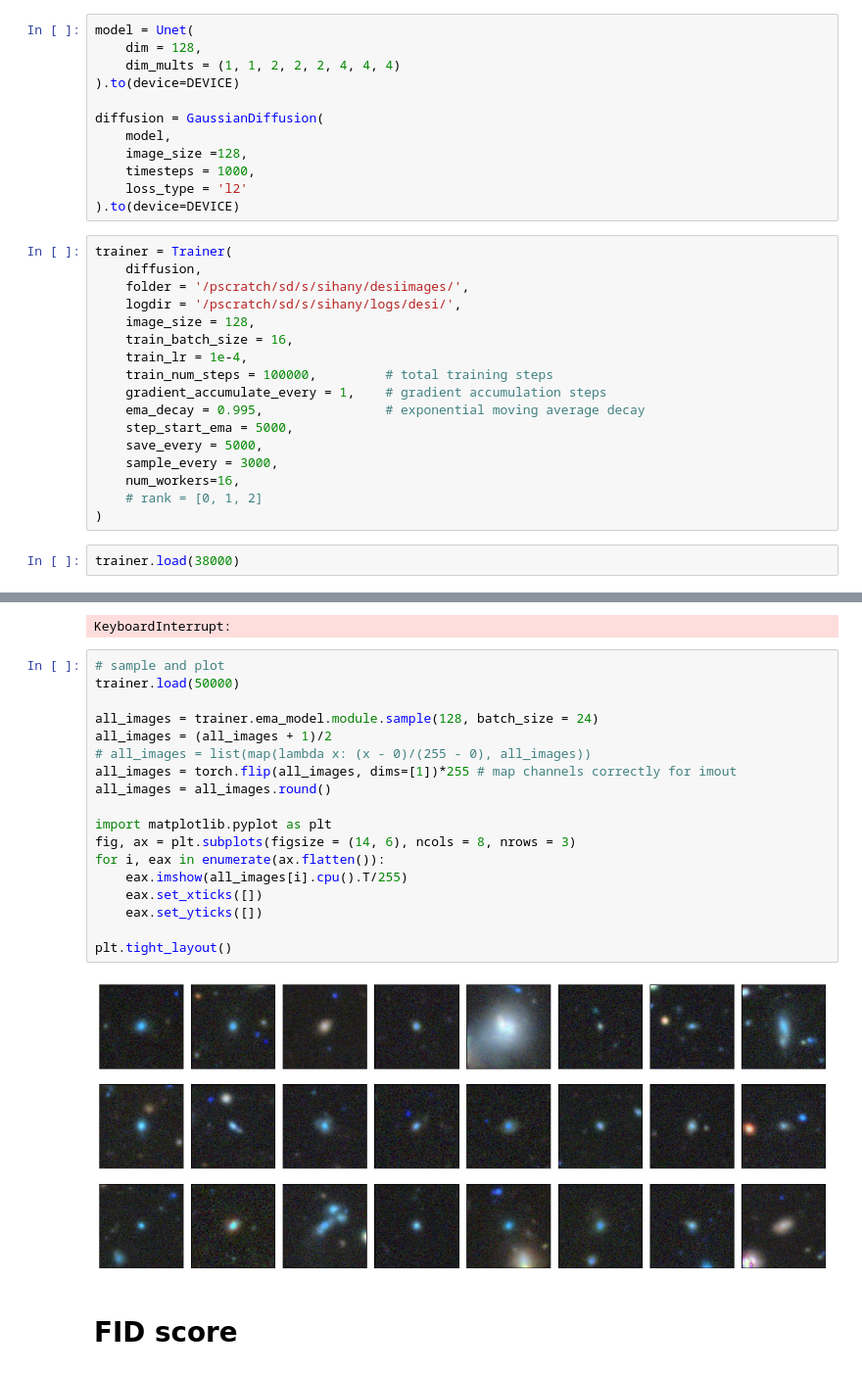
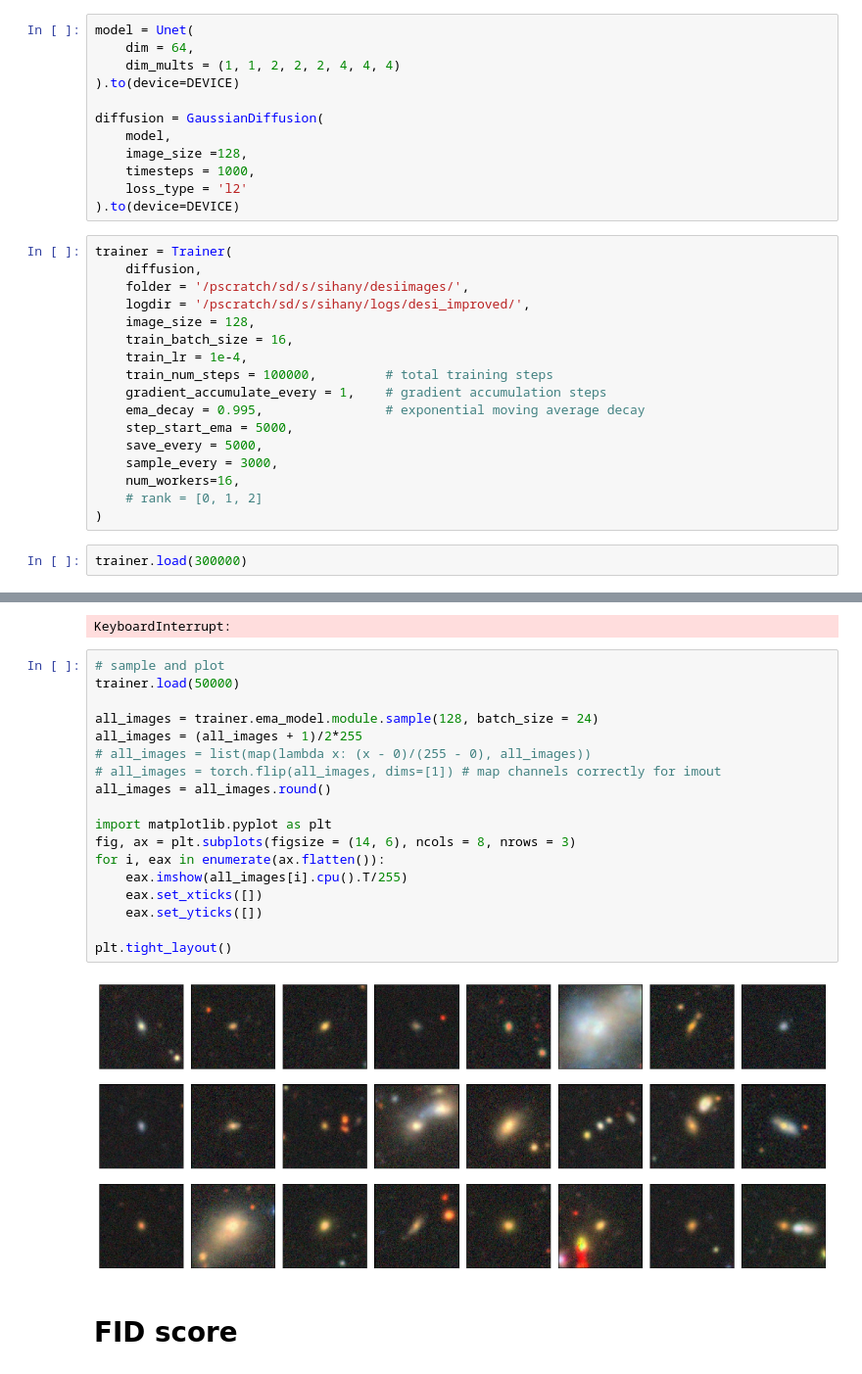
Before and after one commit to SandyYuan/galaxydiffuser, a Jupyter notebook: test_ddpm_torch.ipynb, the cells around one changed output, grey strips where cells are left out. Shown at 98% size. Saved outputs shown, nothing was run; the diff lists cells and outputs as text.

Commit message:
fixed the channel flipping issue

```diff
--- a/test_ddpm_torch.ipynb
+++ b/test_ddpm_torch.ipynb
@@ -16,7 +16,7 @@ DEVICE
 device(type='cuda')
 # %%
 model = Unet(
-    dim = 128,
+    dim = 64,
     dim_mults = (1, 1, 2, 2, 2, 4, 4, 4)
 ).to(device=DEVICE)
 
@@ -30,7 +30,7 @@ diffusion = GaussianDiffusion(
 trainer = Trainer(
     diffusion,
     folder = '/pscratch/sd/s/sihany/desiimages/',
-    logdir = '/pscratch/sd/s/sihany/logs/desi/',
+    logdir = '/pscratch/sd/s/sihany/logs/desi_improved/',
     image_size = 128,
     train_batch_size = 16,
     train_lr = 1e-4,
@@ -44,7 +44,7 @@ trainer = Trainer(
     # rank = [0, 1, 2]
 )
 # %%
-trainer.load(38000)
+trainer.load(300000)
 # %%
 trainer.train()
 # %% [output]
@@ -52,23 +52,23 @@ KeyboardInterrupt:
 # %%
 # sample and plot
 trainer.load(50000)
 
 all_images = trainer.ema_model.module.sample(128, batch_size = 24)
-all_images = (all_images + 1)/2
+all_images = (all_images + 1)/2*255
 # all_images = list(map(lambda x: (x - 0)/(255 - 0), all_images))
-all_images = torch.flip(all_images, dims=[1])*255 # map channels correctly for imout
+# all_images = torch.flip(all_images, dims=[1]) # map channels correctly for imout
 all_images = all_images.round()
 
 import matplotlib.pyplot as plt
 fig, ax = plt.subplots(figsize = (14, 6), ncols = 8, nrows = 3)
 for i, eax in enumerate(ax.flatten()):
     eax.imshow(all_images[i].cpu().T/255)
     eax.set_xticks([])
     eax.set_yticks([])
 
 plt.tight_layout()
 # %% [output]
-[figure, old version]
+[figure, new version]
 # %% [markdown]
 # FID score
 # %%
```
Also changed, not shown: parts of 3 cells of this notebook, 1 other file.
